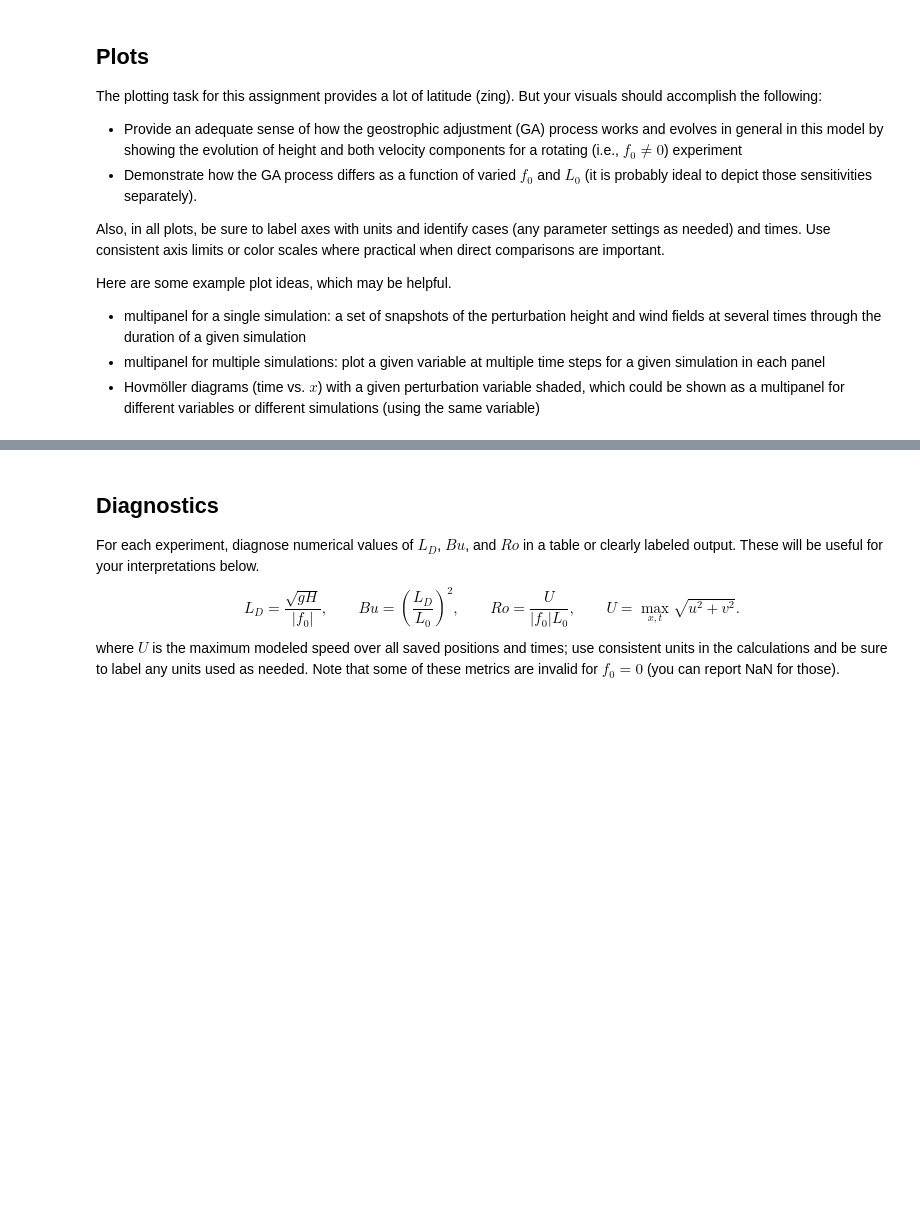
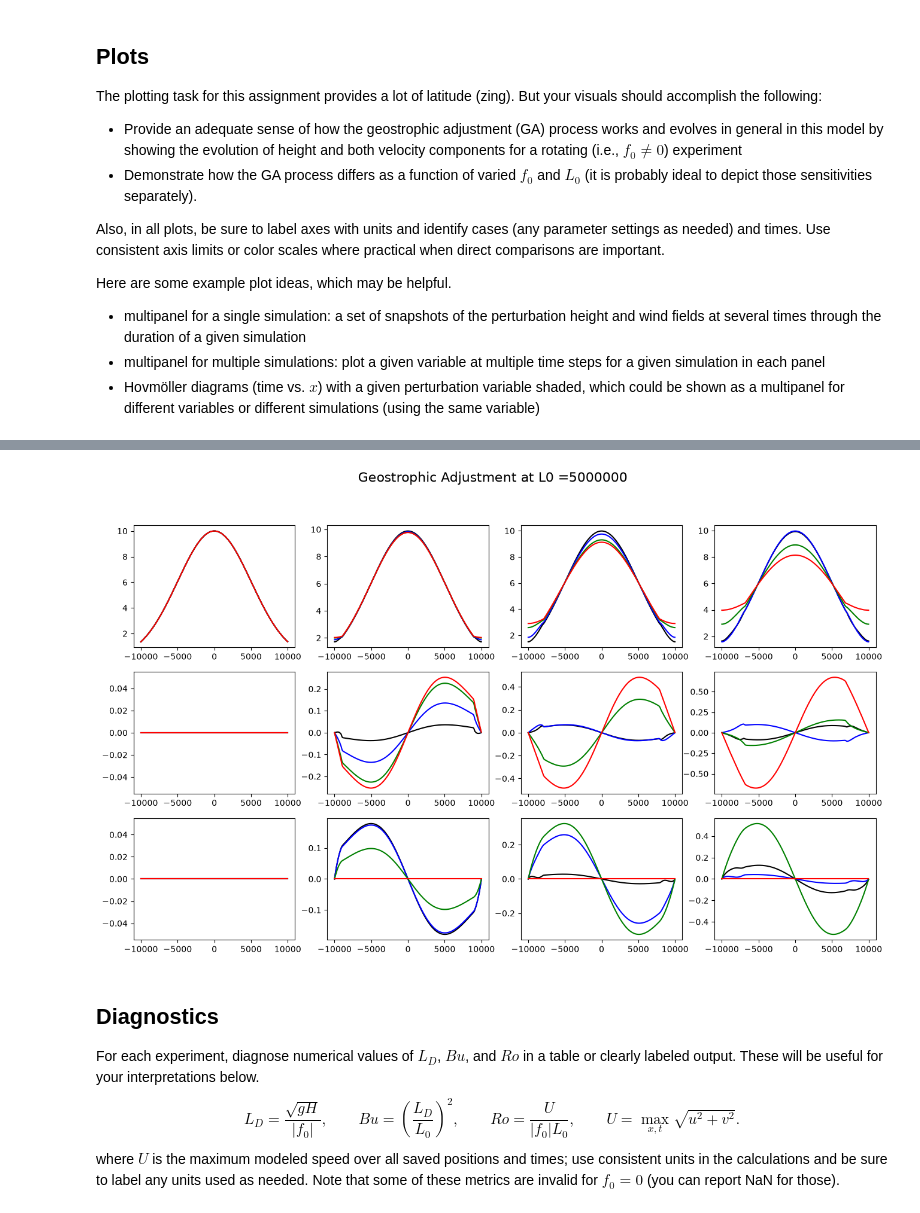
Before and after one commit to hannah-koch/METR5003, a Jupyter notebook: lab2.ipynb, the cells around one changed output, grey strips where cells are left out. Cells and saved outputs as stored; diff of their text form; code cells hidden in the pictures; blank space fills up the shorter version.

```diff
--- a/lab2.ipynb
+++ b/lab2.ipynb
@@ -645,5 +618,5 @@ plt.show()
 # %%
-# PLOT FOR f0 = 0, 15, 35, and 60 AND L0 =  100
+# PLOT FOR f0 = 0, 15, 35, and 60 AND L0 =  5000000
 
 # Establish the time indices
 plot_time_1 = 0 # Hour 0
@@ -722,34 +695,36 @@ axes[1, 2].plot(x_km, variables_u_0[plot_time_3], color="red")
 axes[1, 3].plot(x_km, variables_u_60[plot_time_4], color="black")
 axes[1, 3].plot(x_km, variables_u_35[plot_time_4], color="blue")
 axes[1, 3].plot(x_km, variables_u_15[plot_time_4], color="green")
 axes[1, 3].plot(x_km, variables_u_0[plot_time_4], color="red")
 
 # Plotting for the zonal wind (u) at different times and latitudes
 axes[2, 0].plot(x_km, variables_v_60[plot_time_1], color="black")
 axes[2, 0].plot(x_km, variables_v_35[plot_time_1], color="blue")
 axes[2, 0].plot(x_km, variables_v_15[plot_time_1], color="green")
 axes[2, 0].plot(x_km, variables_v_0[plot_time_1], color="red")
 
 axes[2, 1].plot(x_km, variables_v_60[plot_time_2], color="black")
 axes[2, 1].plot(x_km, variables_v_35[plot_time_2], color="blue")
 axes[2, 1].plot(x_km, variables_v_15[plot_time_2], color="green")
 axes[2, 1].plot(x_km, variables_v_0[plot_time_2], color="red")
 
 axes[2, 2].plot(x_km, variables_v_60[plot_time_3], color="black")
 axes[2, 2].plot(x_km, variables_v_35[plot_time_3], color="blue")
 axes[2, 2].plot(x_km, variables_v_15[plot_time_3], color="green")
 axes[2, 2].plot(x_km, variables_v_0[plot_time_3], color="red")
 
 axes[2, 3].plot(x_km, variables_v_60[plot_time_4], color="black")
 axes[2, 3].plot(x_km, variables_v_35[plot_time_4], color="blue")
 axes[2, 3].plot(x_km, variables_v_15[plot_time_4], color="green")
 axes[2, 3].plot(x_km, variables_v_0[plot_time_4], color="red")
 
-plt.suptitle("Geostrophic Adjustment at L0 = 100", fontsize=16)
+plt.suptitle("Geostrophic Adjustment at L0 =5000000", fontsize=16)
 
 #labels = ["Height perturbation (km)", "Zonal wind (m s$^{-1}$)", "Meridional wind (m s$^{-1}$)"]
 
 plt.show()
+# %% [output]
+[figure, added]
 # %% [markdown]
 ## Diagnostics
 
```
Also changed, not shown: parts of 5 cells of this notebook.
